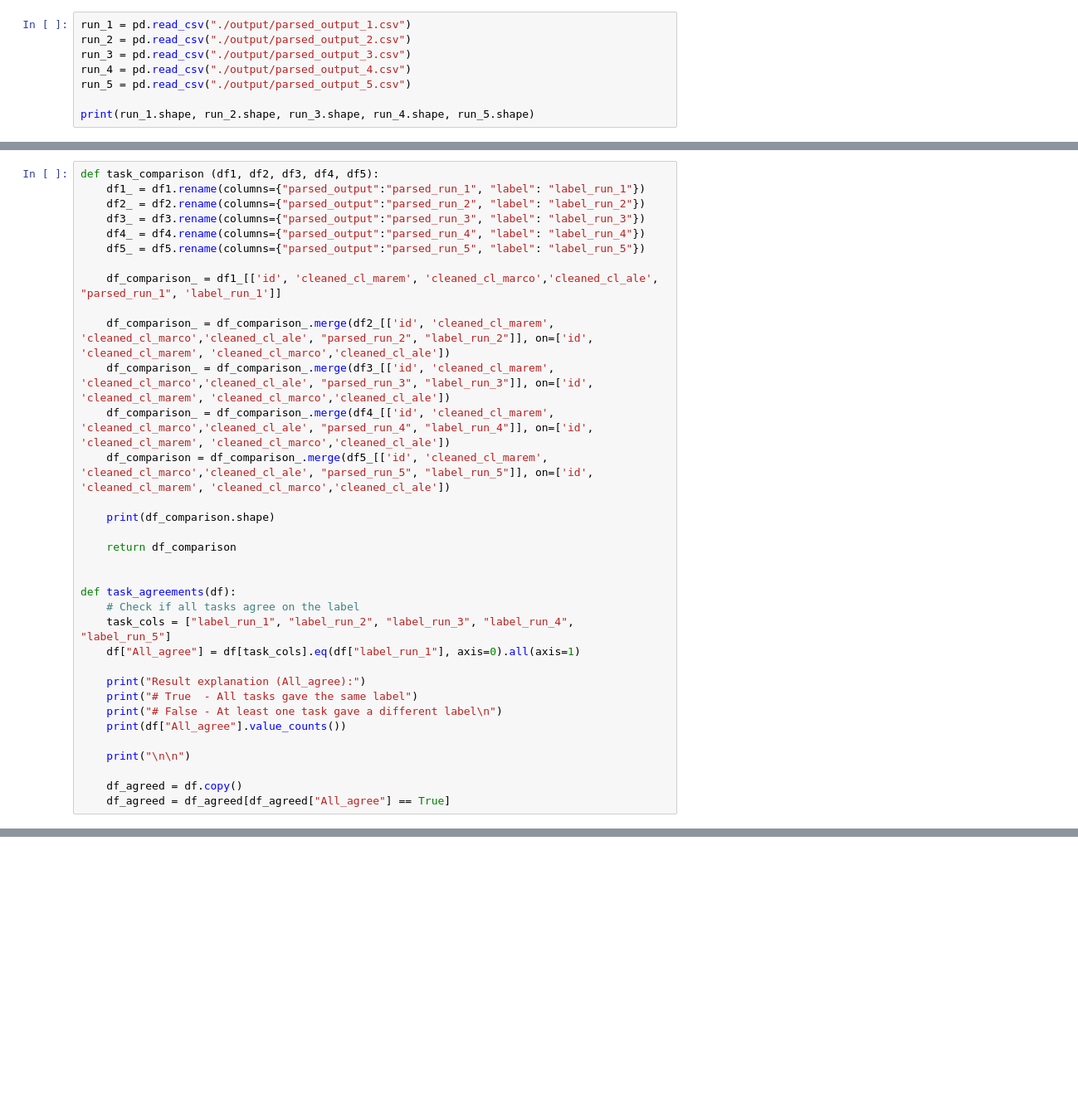
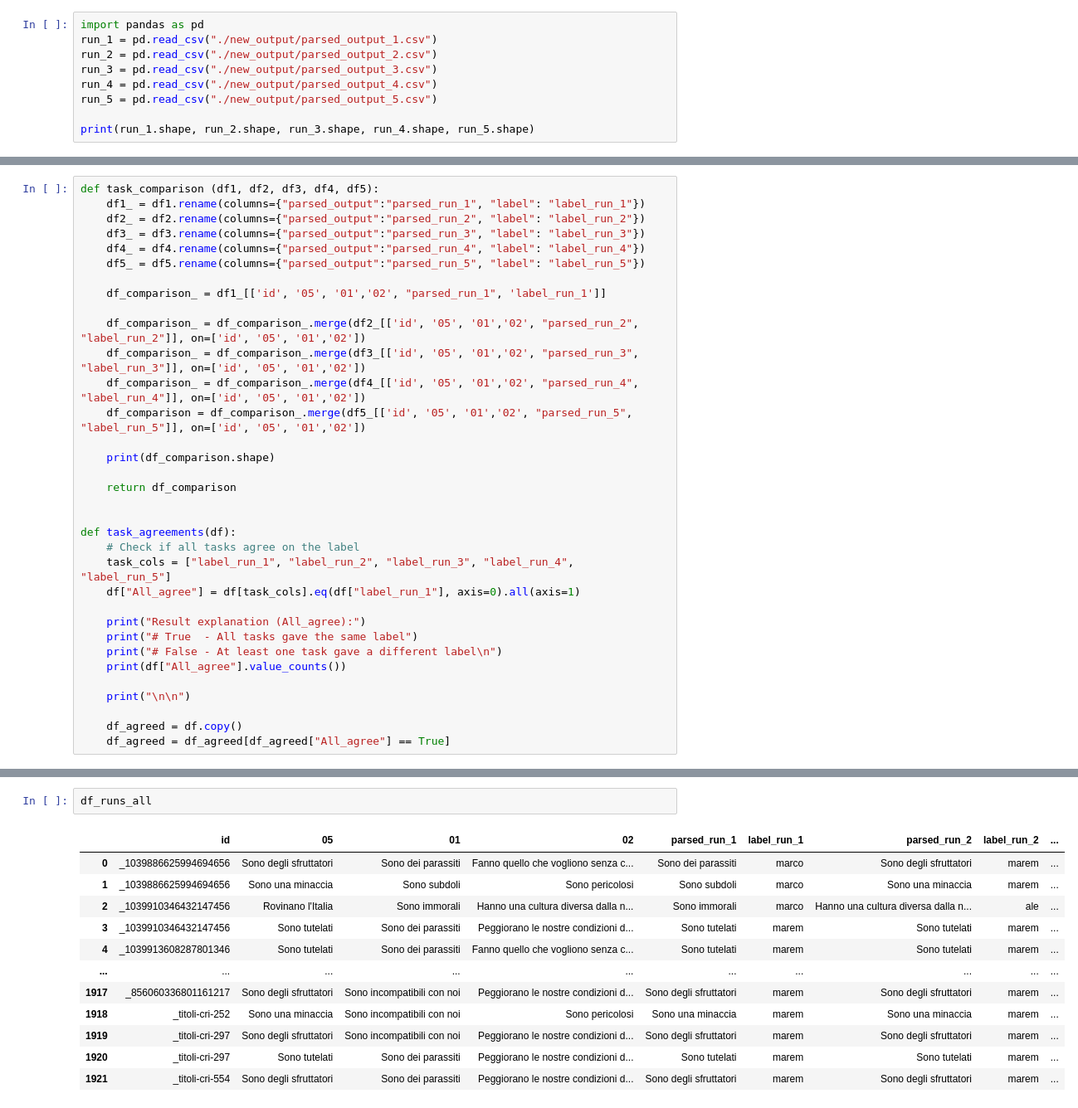
Before and after one commit to marcostranisci/stereotypes, a Jupyter notebook: analysis.ipynb, the cells around one changed output, grey strips where cells are left out. Shown: that part at 83% size. Saved outputs shown, nothing was run; the diff lists cells and outputs as text; blank space fills up the shorter version.

```diff
--- a/analysis.ipynb
+++ b/analysis.ipynb
@@ -434,11 +434,12 @@ plt.show()
 # %% [markdown]
 # Experiment analysis
 # %%
-run_1 = pd.read_csv("./output/parsed_output_1.csv")
-run_2 = pd.read_csv("./output/parsed_output_2.csv")
-run_3 = pd.read_csv("./output/parsed_output_3.csv")
-run_4 = pd.read_csv("./output/parsed_output_4.csv")
-run_5 = pd.read_csv("./output/parsed_output_5.csv")
+import pandas as pd
+run_1 = pd.read_csv("./new_output/parsed_output_1.csv")
+run_2 = pd.read_csv("./new_output/parsed_output_2.csv")
+run_3 = pd.read_csv("./new_output/parsed_output_3.csv")
+run_4 = pd.read_csv("./new_output/parsed_output_4.csv")
+run_5 = pd.read_csv("./new_output/parsed_output_5.csv")
 
 print(run_1.shape, run_2.shape, run_3.shape, run_4.shape, run_5.shape)
 # %% [output]
@@ -451,12 +452,12 @@ def task_comparison (df1, df2, df3, df4, df5):
     df4_ = df4.rename(columns={"parsed_output":"parsed_run_4", "label": "label_run_4"})
     df5_ = df5.rename(columns={"parsed_output":"parsed_run_5", "label": "label_run_5"})
 
-    df_comparison_ = df1_[['id', 'cleaned_cl_marem', 'cleaned_cl_marco','cleaned_cl_ale', "parsed_run_1", 'label_run_1']]
+    df_comparison_ = df1_[['id', '05', '01','02', "parsed_run_1", 'label_run_1']]
 
-    df_comparison_ = df_comparison_.merge(df2_[['id', 'cleaned_cl_marem', 'cleaned_cl_marco','cleaned_cl_ale', "parsed_run_2", "label_run_2"]], on=['id', 'cleaned_cl_marem', 'cleaned_cl_marco','cleaned_cl_ale'])
-    df_comparison_ = df_comparison_.merge(df3_[['id', 'cleaned_cl_marem', 'cleaned_cl_marco','cleaned_cl_ale', "parsed_run_3", "label_run_3"]], on=['id', 'cleaned_cl_marem', 'cleaned_cl_marco','cleaned_cl_ale'])
-    df_comparison_ = df_comparison_.merge(df4_[['id', 'cleaned_cl_marem', 'cleaned_cl_marco','cleaned_cl_ale', "parsed_run_4", "label_run_4"]], on=['id', 'cleaned_cl_marem', 'cleaned_cl_marco','cleaned_cl_ale'])
-    df_comparison = df_comparison_.merge(df5_[['id', 'cleaned_cl_marem', 'cleaned_cl_marco','cleaned_cl_ale', "parsed_run_5", "label_run_5"]], on=['id', 'cleaned_cl_marem', 'cleaned_cl_marco','cleaned_cl_ale'])
+    df_comparison_ = df_comparison_.merge(df2_[['id', '05', '01','02', "parsed_run_2", "label_run_2"]], on=['id', '05', '01','02'])
+    df_comparison_ = df_comparison_.merge(df3_[['id', '05', '01','02', "parsed_run_3", "label_run_3"]], on=['id', '05', '01','02'])
+    df_comparison_ = df_comparison_.merge(df4_[['id', '05', '01','02', "parsed_run_4", "label_run_4"]], on=['id', '05', '01','02'])
+    df_comparison = df_comparison_.merge(df5_[['id', '05', '01','02', "parsed_run_5", "label_run_5"]], on=['id', '05', '01','02'])
 
     print(df_comparison.shape)
 
@@ -483,0 +485,15 @@ df_runs_all = task_comparison(run_1, run_2, run_3, run_4, run_5)
+# %%
+df_runs_all
+# %% [output]
+|  | id | 05 | 01 | 02 | parsed_run_1 | label_run_1 | parsed_run_2 | label_run_2 | ... |
+| 0 | _1039886625994694656 | Sono degli sfruttatori | Sono dei parassiti | Fanno quello che vogliono senza c... | Sono dei parassiti | marco | Sono degli sfruttatori | marem | ... |
+| 1 | _1039886625994694656 | Sono una minaccia | Sono subdoli | Sono pericolosi | Sono subdoli | marco | Sono una minaccia | marem | ... |
+| 2 | _1039910346432147456 | Rovinano l'Italia | Sono immorali | Hanno una cultura diversa dalla n... | Sono immorali | marco | Hanno una cultura diversa dalla n... | ale | ... |
+| 3 | _1039910346432147456 | Sono tutelati | Sono dei parassiti | Peggiorano le nostre condizioni d... | Sono tutelati | marem | Sono tutelati | marem | ... |
+| 4 | _1039913608287801346 | Sono tutelati | Sono dei parassiti | Fanno quello che vogliono senza c... | Sono tutelati | marem | Sono tutelati | marem | ... |
+| ... | ... | ... | ... | ... | ... | ... | ... | ... | ... |
+| 1917 | _856060336801161217 | Sono degli sfruttatori | Sono incompatibili con noi | Peggiorano le nostre condizioni d... | Sono degli sfruttatori | marem | Sono degli sfruttatori | marem | ... |
+| 1918 | _titoli-cri-252 | Sono una minaccia | Sono incompatibili con noi | Sono pericolosi | Sono una minaccia | marem | Sono una minaccia | marem | ... |
+| 1919 | _titoli-cri-297 | Sono degli sfruttatori | Sono incompatibili con noi | Peggiorano le nostre condizioni d... | Sono degli sfruttatori | marem | Sono degli sfruttatori | marem | ... |
+| 1920 | _titoli-cri-297 | Sono tutelati | Sono dei parassiti | Peggiorano le nostre condizioni d... | Sono tutelati | marem | Sono tutelati | marem | ... |
+| 1921 | _titoli-cri-554 | Sono degli sfruttatori | Sono dei parassiti | Peggiorano le nostre condizioni d... | Sono degli sfruttatori | marem | Sono degli sfruttatori | marem | ... |
```
Also changed, not shown: parts of 8 cells of this notebook, 1 other file.
